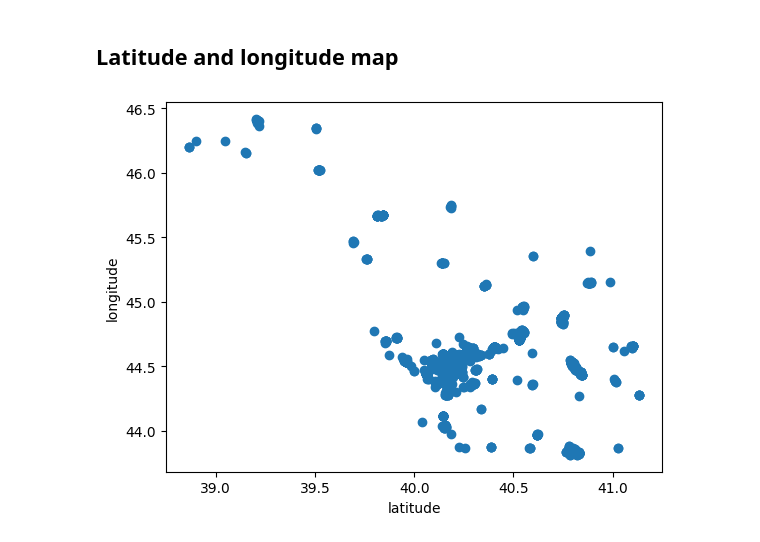
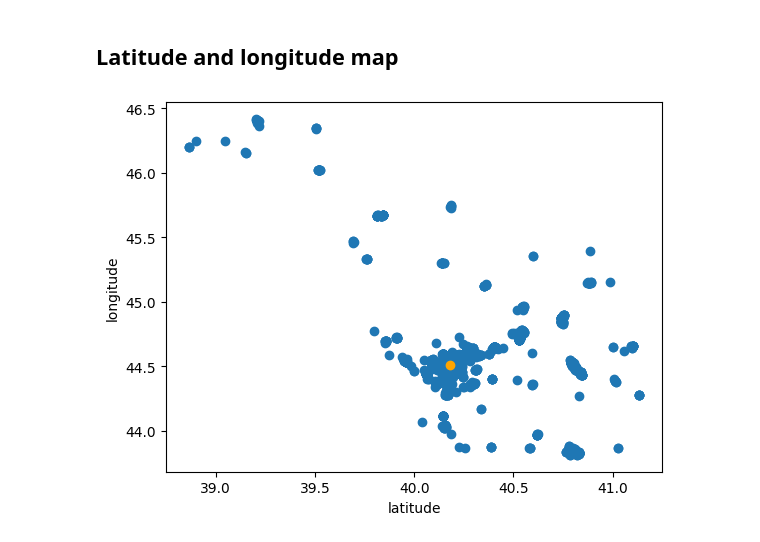
Before and after one commit to VaheC/ArmenianHousePrices, a Jupyter notebook: notebooks/EDA.ipynb, the cells around one changed output. Drawn from its saved outputs; the diff is of its cells as text; code cells hidden in the pictures.

```diff
--- a/notebooks/EDA.ipynb
+++ b/notebooks/EDA.ipynb
@@ -1719,8 +1719,9 @@ plt.tight_layout()
 ## Latitude and longitude map
 # %%
 plt.scatter(df['latitude'], df['longitude'])
+plt.scatter([40.17787], [44.512888], color='orange')
 plt.xlabel('latitude')
 plt.ylabel('longitude')
 plt.show()
 # %% [output]
-[figure, old version]
+[figure, new version]
```
